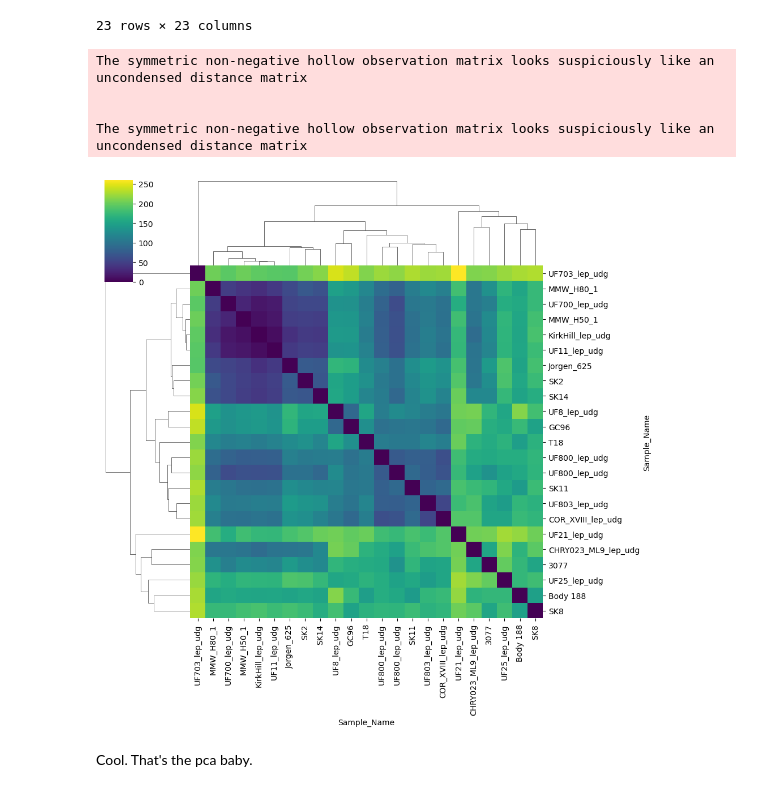
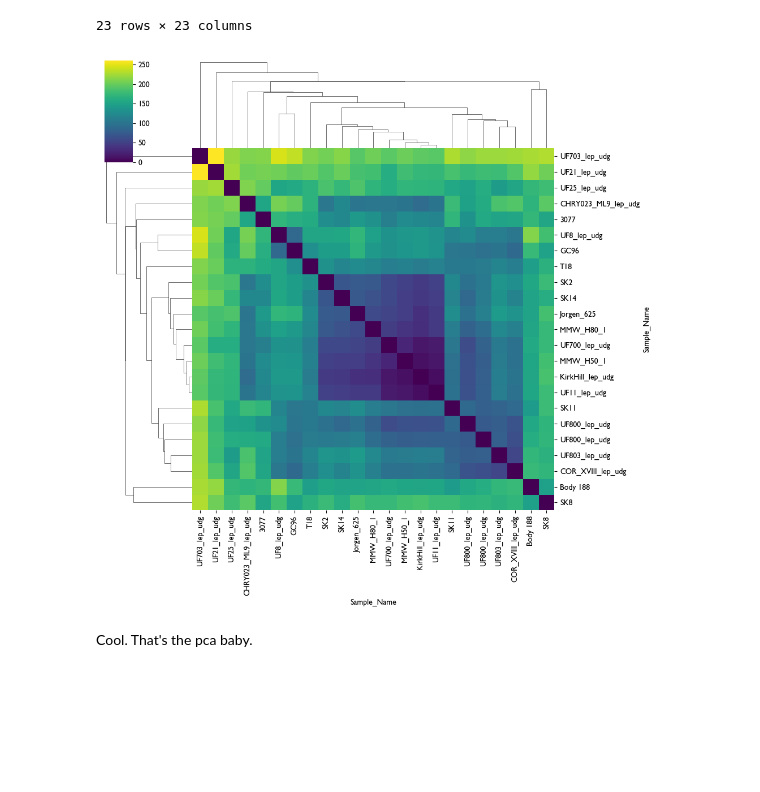
Before and after one commit to skylarwalters/biol1430_leprosy_analysis, a Jupyter notebook: pca.ipynb, the cells around one changed output. Drawn from its saved outputs; the diff is of its cells as text; code cells hidden in the pictures; blank space fills up the shorter version.

```diff
--- a/pca.ipynb
+++ b/pca.ipynb
@@ -178,21 +253,21 @@ Pandas doesn't allow columns to be created via a new attribute name - see https:
 # %%
-n = geno_df.shape[0]
-dist = np.zeros((n, n))
+# n = geno_df.shape[0]
+# dist = np.zeros((n, n))
 
-G = geno_df.values.astype(float)
-n = G.shape[0]
+# G = geno_df.values.astype(float)
+# n = G.shape[0]
 
-dist = np.zeros((n, n))
+# dist = np.zeros((n, n))
 
-for i in range(n):
-    for j in range(i+1, n):
-        mask = ~np.isnan(G[i]) & ~np.isnan(G[j])
-        d = np.sum(G[i,mask] != G[j,mask])
-        dist[i,j] = dist[j,i] = d
+# for i in range(n):
+#     for j in range(i+1, n):
+#         mask = ~np.isnan(G[i]) & ~np.isnan(G[j])
+#         d = np.sum(G[i,mask] != G[j,mask])
+#         dist[i,j] = dist[j,i] = d
 
-dist_df = pd.DataFrame(dist, index=samples, columns=samples)
+# dist_df = pd.DataFrame(dist, index=samples, columns=samples)
 
-dist_df
+# dist_df
 # %% [output]
 | Sample_Name | KirkHill_lep_udg | CHRY023_ML9_lep_udg | UF803_lep_udg | UF800_lep_udg | UF25_lep_udg | UF21_lep_udg | ... |
 | Sample_Name |  |  |  |  |  |  | ... |
@@ -215,14 +290,24 @@ dist_df
 23 rows × 23 columns
 # %%
 import seaborn as sns
-plot = sns.clustermap(dist_df, cmap="viridis", metric="euclidean")
+from scipy.spatial.distance import squareform
+from scipy.cluster.hierarchy import linkage
+# plot = sns.clustermap(dist_df, cmap="viridis", metric="euclidean")
+# plot.savefig("clustermap_by_sample.png")
+
+condensed_dist = squareform(dist_df.values)  # convert to condensed form
+link = linkage(condensed_dist, method="average")
+
+plot = sns.clustermap(
+    dist_df,                # your full distance matrix
+    row_linkage=link,       # row clustering
+    col_linkage=link,       # column clustering
+    cmap="viridis"
+)
+
 plot.savefig("clustermap_by_sample.png")
 # %% [output]
-The symmetric non-negative hollow observation matrix looks suspiciously like an uncondensed distance matrix
-
-
-The symmetric non-negative hollow observation matrix looks suspiciously like an uncondensed distance matrix
-[figure, old version]
+[figure, new version]
 # %% [markdown]
 Cool. That's the pca baby.
 # %% [markdown]
```
Also changed, not shown: parts of 8 cells of this notebook, 5 other files.
